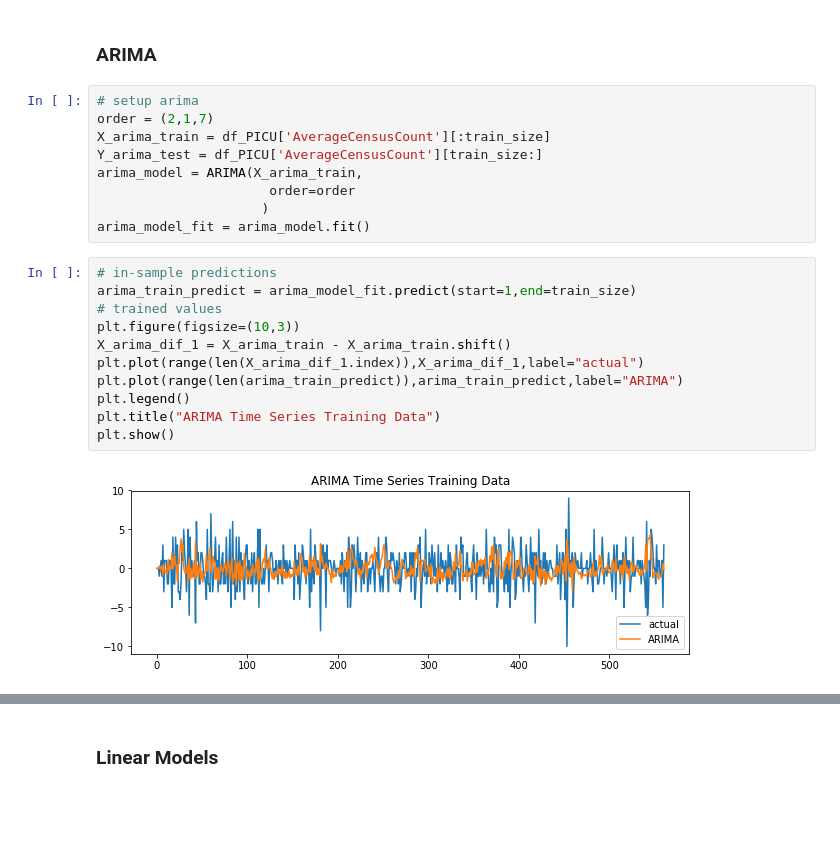
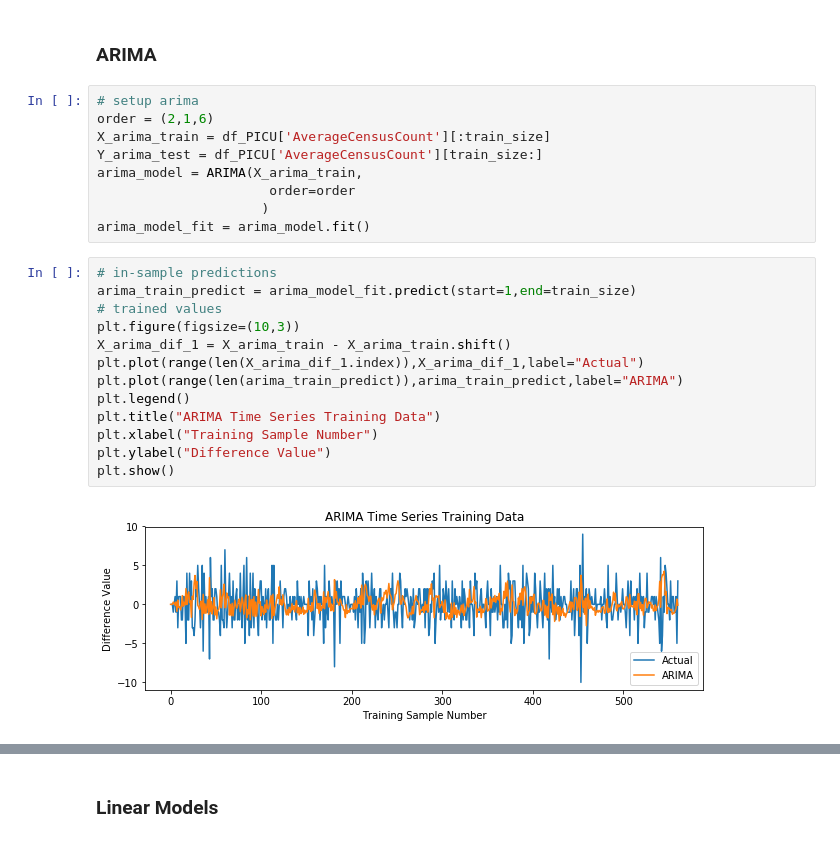
Before and after one commit to cobrobrown/thinkful_course, a Jupyter notebook: Final Capstone/Model Evaluation.ipynb, the cells around one changed output, grey strips where cells are left out. Saved outputs shown, nothing was run; the diff lists cells and outputs as text; blank space fills up the shorter version.

```diff
--- a/Final Capstone/Model Evaluation.ipynb
+++ b/Final Capstone/Model Evaluation.ipynb
@@ -238,7 +234,7 @@ Name: AverageCensusCount, dtype: int64
 ### ARIMA
 # %%
 # setup arima
-order = (2,1,7)
+order = (2,1,6)
 X_arima_train = df_PICU['AverageCensusCount'][:train_size]
 Y_arima_test = df_PICU['AverageCensusCount'][train_size:]
 arima_model = ARIMA(X_arima_train,
@@ -248,14 +244,16 @@ arima_model_fit = arima_model.fit()
 # %%
 # in-sample predictions
 arima_train_predict = arima_model_fit.predict(start=1,end=train_size)
 # trained values
 plt.figure(figsize=(10,3))
 X_arima_dif_1 = X_arima_train - X_arima_train.shift()
-plt.plot(range(len(X_arima_dif_1.index)),X_arima_dif_1,label="actual")
+plt.plot(range(len(X_arima_dif_1.index)),X_arima_dif_1,label="Actual")
 plt.plot(range(len(arima_train_predict)),arima_train_predict,label="ARIMA")
 plt.legend()
 plt.title("ARIMA Time Series Training Data")
+plt.xlabel("Training Sample Number")
+plt.ylabel("Difference Value")
 plt.show()
 # %% [output]
-[figure, old version]
+[figure, new version]
 # %%
```
Also changed, not shown: parts of 50 cells of this notebook, 1 other file.
